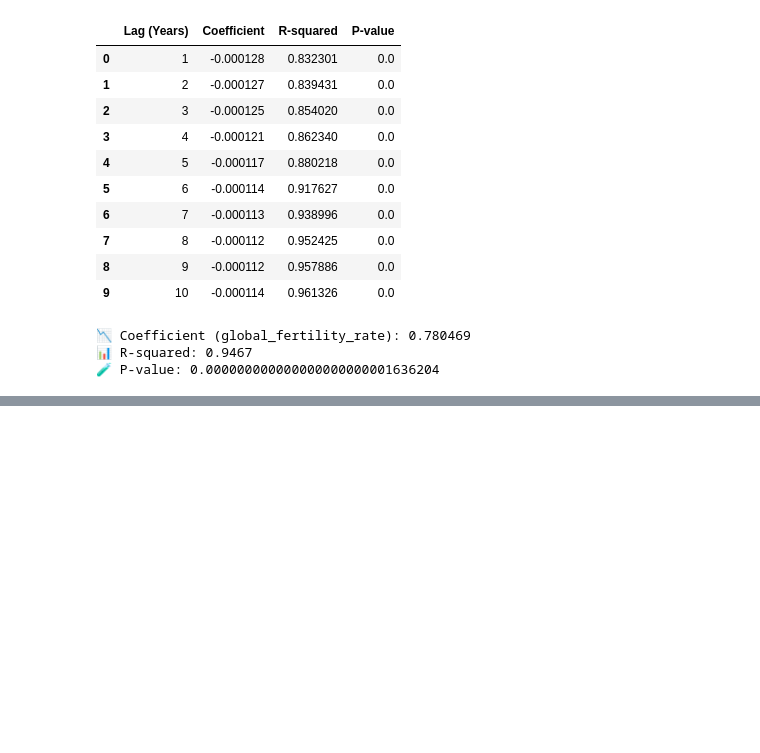
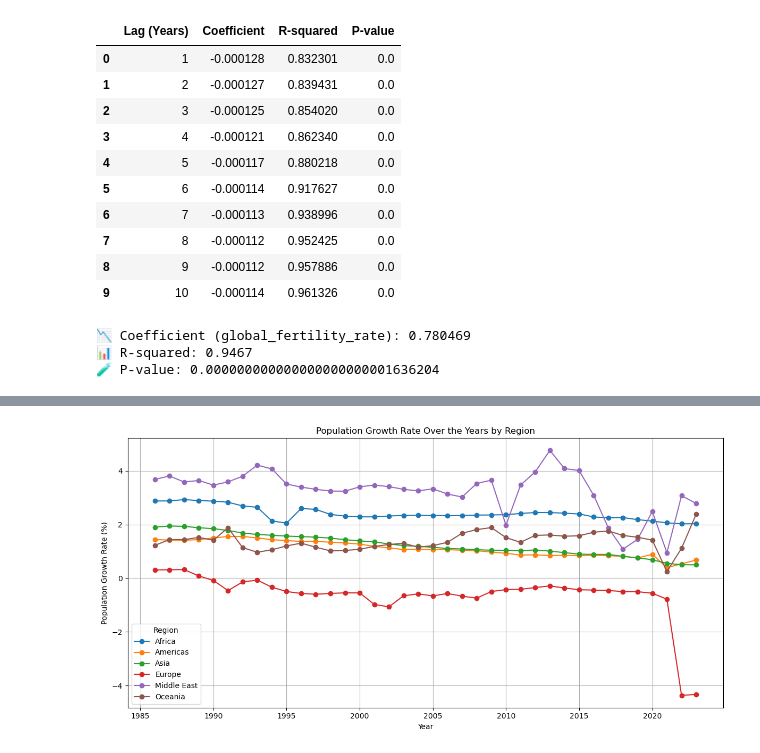
Before and after one commit to capstone-team-analytics/population_analysis, a Jupyter notebook: hypothesis_test/hyp_testing.ipynb, the cells around one changed output, grey strips where cells are left out. Drawn from its saved outputs; the diff is of its cells as text; code cells hidden in the pictures; blank space fills up the shorter version.

```diff
--- a/hypothesis_test/hyp_testing.ipynb
+++ b/hypothesis_test/hyp_testing.ipynb
@@ -439,0 +464,83 @@ plt.show()
+# %%
+import pandas as pd
+import matplotlib.pyplot as plt
+from scipy.stats import f_oneway
+
+# Load your dataset
+population_df_melt = pd.read_csv('../final_to_sql/additional_tables_melt/melted_1985_population.csv')
+
+# Assign regions (simplified manual mapping — expand as needed)
+region_map = {
+    # Africa
+    "Uganda": "Africa", "Nigeria": "Africa", "Rwanda": "Africa", "Senegal": "Africa", "Ethiopia": "Africa",
+    "Algeria": "Africa", "Egypt": "Africa", "South Africa": "Africa", "Morocco": "Africa", "Ghana": "Africa",
+
+    # Asia
+    "India": "Asia", "China": "Asia", "Nepal": "Asia", "Bangladesh": "Asia", "Pakistan": "Asia",
+    "Japan": "Asia", "Singapore": "Asia", "Malaysia": "Asia", "Thailand": "Asia", "Philippines": "Asia",
+
+    # Americas
+    "Brazil": "Americas", "Argentina": "Americas", "Colombia": "Americas", "Chile": "Americas",
+    "Guatemala": "Americas", "Haiti": "Americas", "Canada": "Americas", "United States": "Americas",
+    "Panama": "Americas", "Paraguay": "Americas",
+
+    # Europe
+    "Germany": "Europe", "France": "Europe", "Italy": "Europe", "Spain": "Europe", "United Kingdom": "Europe",
+    "Romania": "Europe", "Serbia": "Europe", "Ukraine": "Europe", "Hungary": "Europe", "Bulgaria": "Europe",
+
+    # Oceania
+    "Australia": "Oceania", "New Zealand": "Oceania", "Fiji": "Oceania", "Samoa": "Oceania",
+    "Tonga": "Oceania", "Solomon Islands": "Oceania", "Nauru": "Oceania", "Kiribati": "Oceania",
+
+    # Middle East
+    "Israel": "Middle East", "Jordan": "Middle East", "Iraq": "Middle East", "Yemen": "Middle East",
+    "Saudi Arabia": "Middle East", "Qatar": "Middle East", "Bahrain": "Middle East", "Lebanon": "Middle East",
+    "Oman": "Middle East", "United Arab Emirates": "Middle East"
+}
+
+# Assign region to each country
+population_df_melt['region'] = population_df_melt['country'].map(region_map)
+population_df_melt = population_df_melt.dropna(subset=['region'])
+
+# Group by region and year, then sum population
+region_year_df = (
+    population_df_melt.groupby(['region', 'year'])['population']
+    .sum()
+    .reset_index()
+)
+
+# Calculate year-over-year population growth rate by region
+region_year_df['population_growth_rate'] = (
+    region_year_df.groupby('region')['population']
+    .pct_change() * 100
+)
+region_year_df = region_year_df.dropna()
+
+# Prepare data for ANOVA: list of growth rates per region
+grouped_growth = [
+    group['population_growth_rate'].values
+    for _, group in region_year_df.groupby('region')
+]
+
+# Run one-way ANOVA test
+anova_result = f_oneway(*grouped_growth)
+
+# Output test results
+print("ANOVA Test Result:")
+print(f"F-statistic: {anova_result.statistic:.2f}")
+print(f"P-value: {anova_result.pvalue:.50f}")
+
+# Plot population growth rate trends by region
+plt.figure(figsize=(12, 6))
+
+for region, group in region_year_df.groupby('region'):
+    plt.plot(group['year'], group['population_growth_rate'], marker='o', label=region)
+
+plt.title("Population Growth Rate Over the Years by Region")
+plt.xlabel("Year")
+plt.ylabel("Population Growth Rate (%)")
+plt.legend(title="Region")
+plt.grid(True)
+plt.tight_layout()
+plt.show()
+# %% [output]
@@ -439,0 +550 @@ plt.show()
+[figure, added]
```
Also changed, not shown: parts of 2 cells of this notebook, 3 other files.
